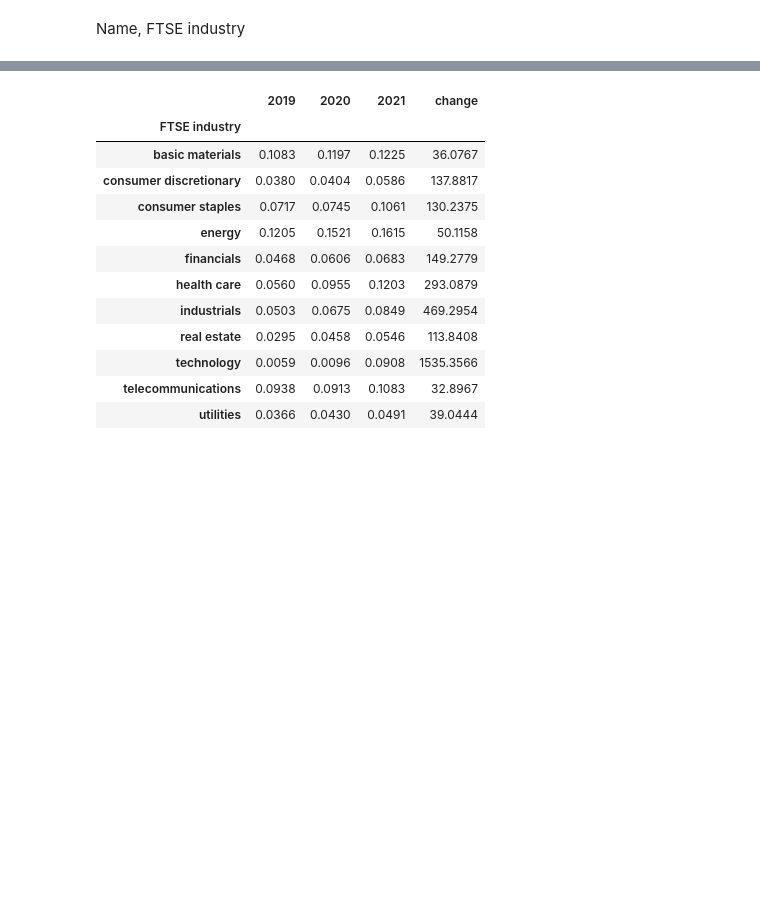
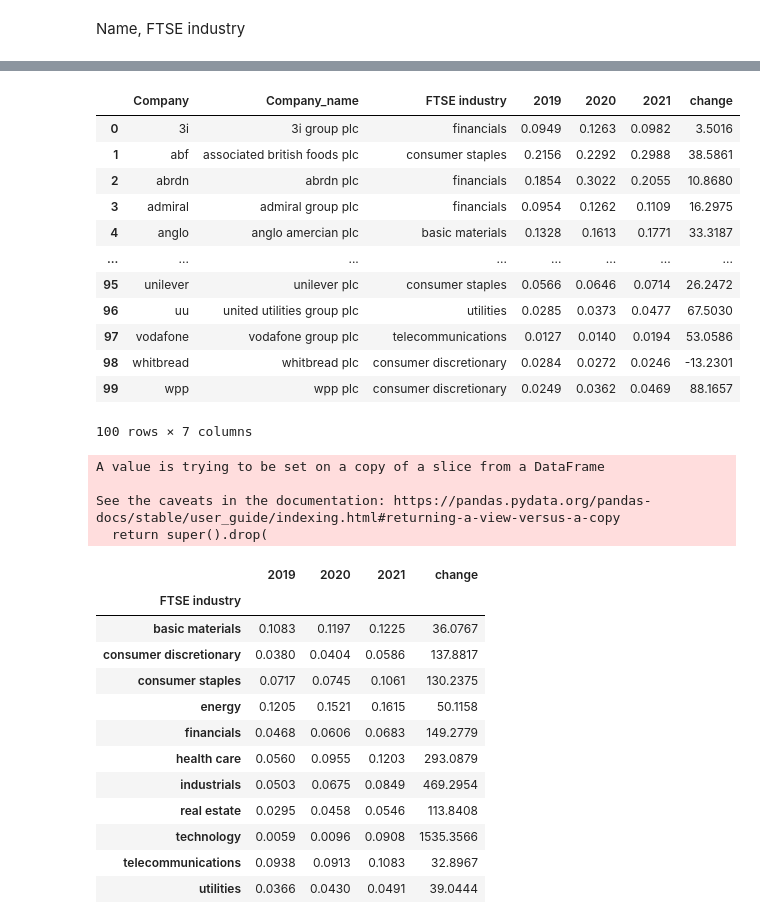
Before and after one commit to gonzalezcortes/NLP_with_ClimateBert, a Jupyter notebook: data_04_results_paper.ipynb, the cells around one changed output, grey strips where cells are left out. Drawn from its saved outputs; the diff is of its cells as text; code cells hidden in the pictures; blank space fills up the shorter version.

```diff
--- a/data_04_results_paper.ipynb
+++ b/data_04_results_paper.ipynb
@@ -202,7 +165,29 @@ data[data['FTSE industry']=='financials']
+# %%
+data = data[['Company', 'Company_name', 'FTSE industry', '2019', '2020', '2021', 'change']]
+data.round(4)
+# %% [output]
+|  | Company | Company_name | FTSE industry | 2019 | 2020 | 2021 | change |
+| 0 | 3i | 3i group plc | financials | 0.0949 | 0.1263 | 0.0982 | 3.5016 |
+| 1 | abf | associated british foods plc | consumer staples | 0.2156 | 0.2292 | 0.2988 | 38.5861 |
+| 2 | abrdn | abrdn plc | financials | 0.1854 | 0.3022 | 0.2055 | 10.8680 |
+| 3 | admiral | admiral group plc | financials | 0.0954 | 0.1262 | 0.1109 | 16.2975 |
+| 4 | anglo | anglo amercian plc | basic materials | 0.1328 | 0.1613 | 0.1771 | 33.3187 |
+| ... | ... | ... | ... | ... | ... | ... | ... |
+| 95 | unilever | unilever plc | consumer staples | 0.0566 | 0.0646 | 0.0714 | 26.2472 |
+| 96 | uu | united utilities group plc | utilities | 0.0285 | 0.0373 | 0.0477 | 67.5030 |
+| 97 | vodafone | vodafone group plc | telecommunications | 0.0127 | 0.0140 | 0.0194 | 53.0586 |
+| 98 | whitbread | whitbread plc | consumer discretionary | 0.0284 | 0.0272 | 0.0246 | -13.2301 |
+| 99 | wpp | wpp plc | consumer discretionary | 0.0249 | 0.0362 | 0.0469 | 88.1657 |
+100 rows × 7 columns
 # %%
+data_grouped = data.drop([42], inplace = True )
 data_grouped = data.groupby(['FTSE industry']).mean()
 data_grouped.round(4)
 # %% [output]
+A value is trying to be set on a copy of a slice from a DataFrame
+
+See the caveats in the documentation: https://pandas.pydata.org/pandas-docs/stable/user_guide/indexing.html#returning-a-view-versus-a-copy
+  return super().drop(
 |  | 2019 | 2020 | 2021 | change |
 | FTSE industry |  |  |  |  |
 | basic materials | 0.1083 | 0.1197 | 0.1225 | 36.0767 |
```
Also changed, not shown: parts of 10 cells of this notebook.
